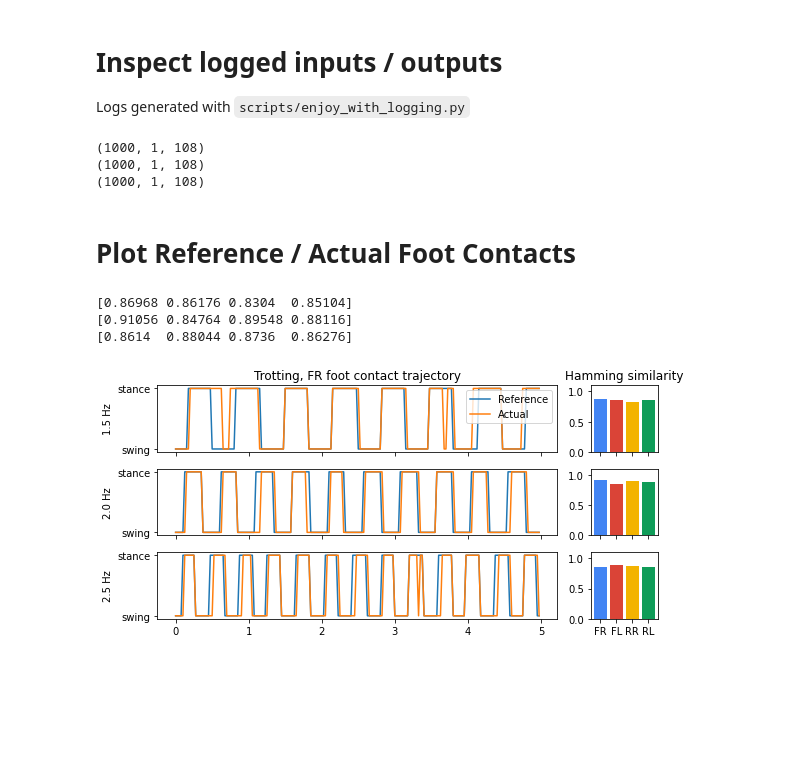
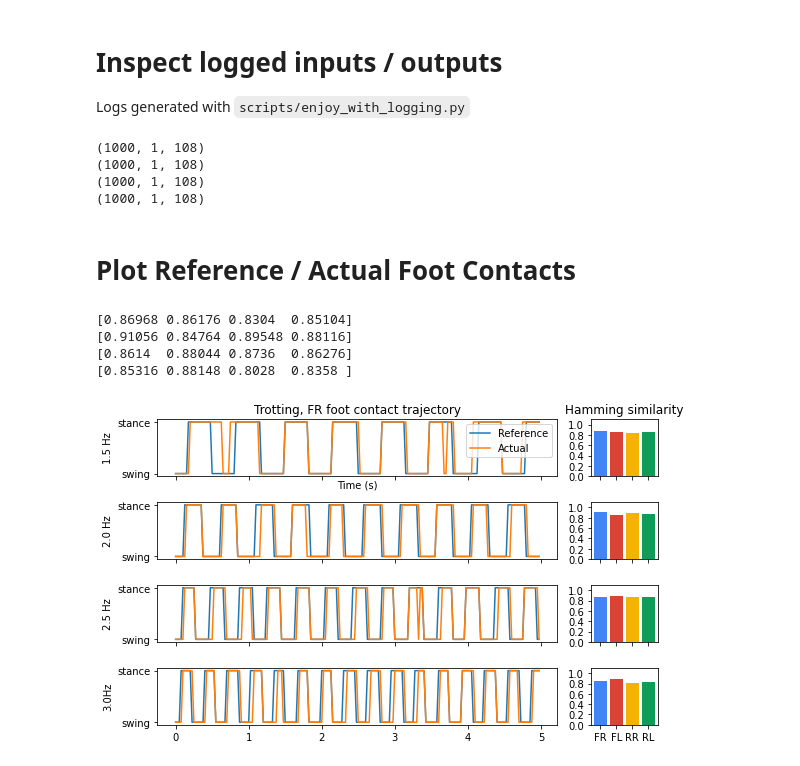
Before and after one commit to mcx-lab/rl-baselines3-zoo, a Jupyter notebook: notebooks/plot_ref_act_foot_contact.ipynb, the cells around one changed output. Cells and saved outputs as stored; diff of their text form; code cells hidden in the pictures; blank space fills up the shorter version.

Commit message:
Add section to plot 2x2 layout

```diff
--- a/notebooks/plot_ref_act_foot_contact.ipynb
+++ b/notebooks/plot_ref_act_foot_contact.ipynb
@@ -62,6 +62,7 @@ stats_dirs = [
     model_dir / 'trot-1.5Hz-0.6mps-flat',
     model_dir / 'trot-2.0Hz-0.6mps-flat',
     model_dir / 'trot-2.5Hz-0.6mps-flat',
+    model_dir / 'trot-3.0Hz-0.6mps-flat',
 ]
 
 statss = [load_robot_states(sd) for sd in stats_dirs]
@@ -70,6 +71,7 @@ normalizer = load_normalizer(model_dir)
 (1000, 1, 108)
 (1000, 1, 108)
 (1000, 1, 108)
+(1000, 1, 108)
 # %% [markdown]
 # Plot Reference / Actual Foot Contacts
 # %%
@@ -115,34 +117,37 @@ def plot_foot_contact_sequence(ax, stats, stats_dir, foot_index = 0, prefix=""):
     act_foot_contacts = stats['act_foot_contacts']
     act_foot_contacts = 2 * (act_foot_contacts > 0) - 1
 
     # fig.suptitle(stats_dir.name)
 
     hamming_sim = calc_hamming_sim(stats, stats_dir)
     print(hamming_sim)
 
     ax[0].set_ylabel(f"{prefix}")
     ax[0].plot(time[:NUM_TIMESTEPS], ref_foot_contacts[:NUM_TIMESTEPS, foot_index], label = 'Reference')
     ax[0].plot(time[:NUM_TIMESTEPS], act_foot_contacts[:NUM_TIMESTEPS, foot_index], label = 'Actual')
     ax[0].set_yticks([-1,1])
     ax[0].set_yticklabels(['swing', 'stance'])
 
     # Plot hamming similarity
     ax[1].set_ylim(0.0, 1.1)
+    ax[1].set_yticks([i / 5 for i in range(0, 6)])
     ax[1].set_xticks([0,1,2,3])
     ax[1].set_xticklabels(foot_names)
     ax[1].bar([0,1,2,3], hamming_sim, color = foot_colors)
 
-fig, ax = plt.subplots(3, 2, figsize=(8,4), gridspec_kw={'width_ratios':(6,1)}, sharex='col')
+fig, ax = plt.subplots(4, 2, figsize=(8,5), gridspec_kw={'width_ratios':(6,1)}, sharex='col')
 ax[0,0].set_title("Trotting, FR foot contact trajectory")
+ax[0,0].set_xlabel("Time (s)")
 ax[0,1].set_title("Hamming similarity")
-prefixes = ('1.5 Hz', '2.0 Hz', '2.5 Hz', )
+prefixes = ('1.5 Hz', '2.0 Hz', '2.5 Hz', '3.0Hz')
 for i, (stats, stats_dir) in enumerate(zip(statss, stats_dirs)):
     plot_foot_contact_sequence(ax[i], stats, stats_dir, prefix=prefixes[i])
 ax[0,0].legend()
 fig.tight_layout()
-fig.savefig("ref_act_foot_contact.pdf", format="pdf", bbox_inches="tight")
+fig.savefig("ref_act_foot_contact_4x1.pdf", format="pdf", bbox_inches="tight")
 # %% [output]
 [0.86968 0.86176 0.8304  0.85104]
 [0.91056 0.84764 0.89548 0.88116]
 [0.8614  0.88044 0.8736  0.86276]
+[0.85316 0.88148 0.8028  0.8358 ]
-[figure, old version]
+[figure, new version]
```
Also changed, not shown: parts of 2 cells of this notebook.
